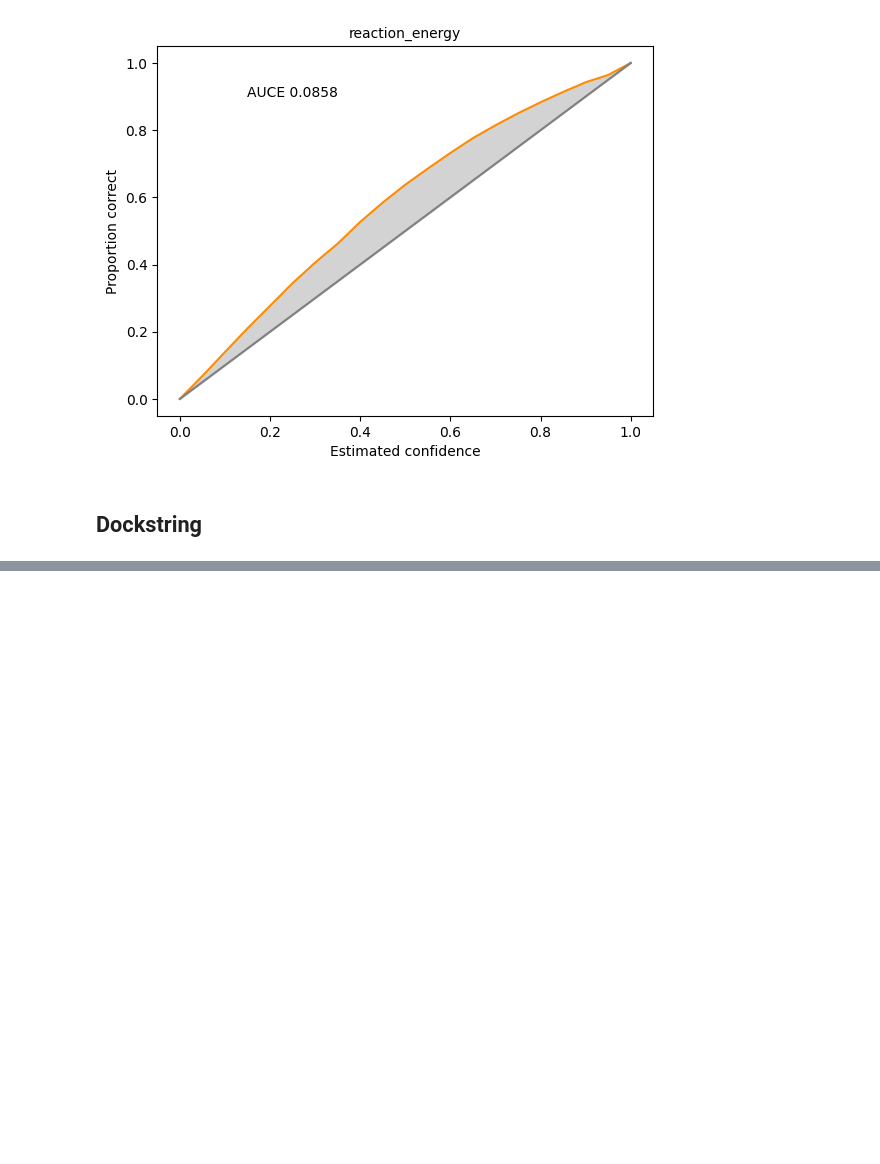
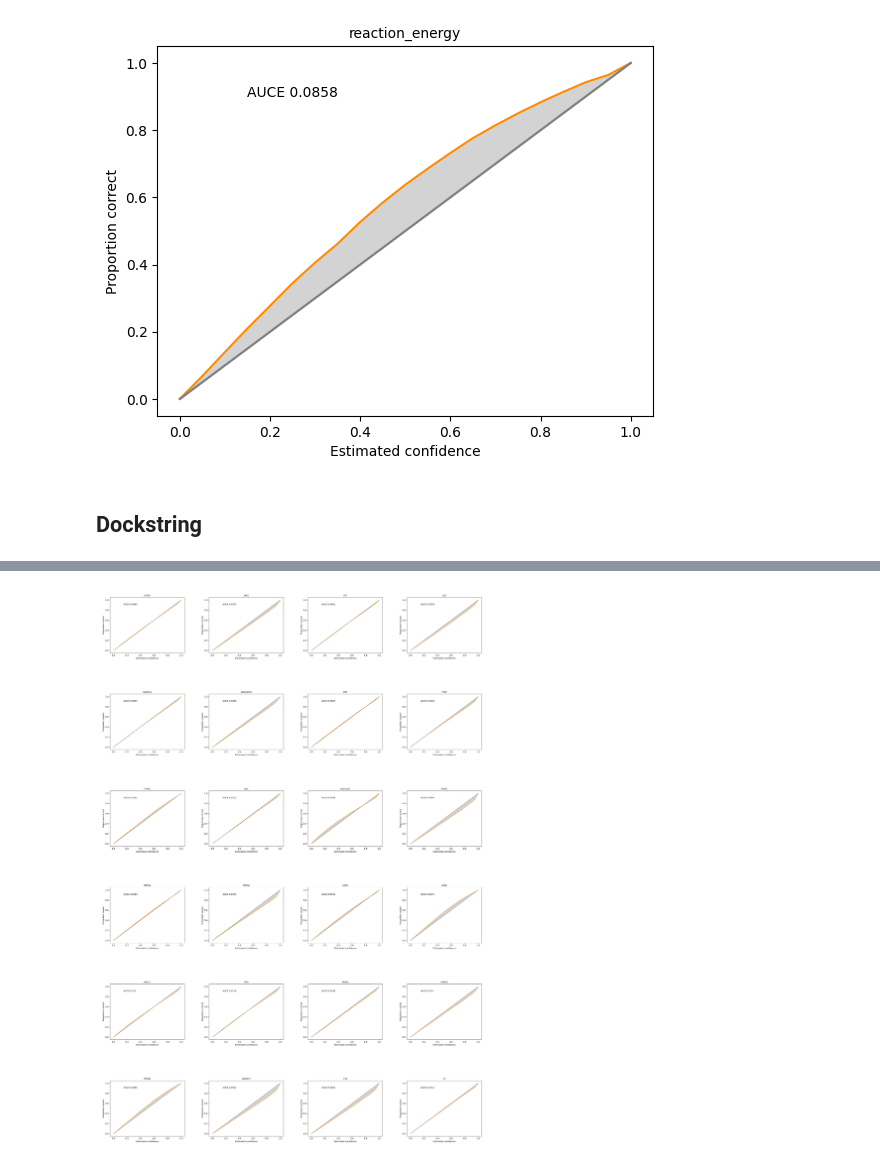
Before and after one commit to Lung-Yi/uncmoo, a Jupyter notebook: auce_plot.ipynb, the cells around one changed output, grey strips where cells are left out. Saved outputs shown, nothing was run; the diff lists cells and outputs as text; code cells hidden in the pictures; blank space fills up the shorter version.

```diff
--- a/auce_plot.ipynb
+++ b/auce_plot.ipynb
@@ -293,0 +335,38 @@ F2 0.011175283490294065
+# %%
+import io
+import cairosvg
+# high quality datasets
+target_cutoffs = {'IGF1R': -12.2, 'JAK2': -13.7, 'KIT': -12.9, 'LCK': -13.6,
+                  'MAPK14': -12.8, 'MAPKAPK2': -13.1, 'MET': -13.4, 'PTK2': -13.3,
+                  'PTPN1': -12.5, 'SRC': -13.8, 'HSD11B1': -13.2, 'PARP1': -15.3,
+                  'PDE5A': -15.2, 'PTGS2': -13.9, 'ESR1': -12.9, 'ESR2': -12.3,
+                  'NR3C1': -13.3, 'PGR': -13.0, 'PPARA': -14.0, 'PPARD': -14.7,
+                  'PPARG': -13.4, 'ADAM17': -13.3, 'F10': -12.9, 'F2': -12.2}
+target_columns = list(target_cutoffs.keys())
+dataset = "dockstring"
+image_files = [f"figures/auce_plots/{dataset}/evidential_5perc/{str(i+1).zfill(2)}_{target}.svg" for i, target in enumerate(target_columns)]
+
+labels = ['a', 'b', 'c', 'd', 'e', 'f', 'g', 'h', 'i', 'j', 'k', 'l','m','n','o','p','q','r','s','t','u','v','w','x',]
+
+fig, axs = plt.subplots(6, 4, figsize=(20, 30), dpi=200)
+
+for i, ax in enumerate(axs.flat):
+    image_path = image_files[i]
+    if os.path.exists(image_path):
+        with open(image_path, 'rb') as svg_file:
+            svg_data = svg_file.read()
+            png_data = cairosvg.svg2png(bytestring=svg_data)
+            img = Image.open(io.BytesIO(png_data))
+
+    else:
+        continue
+
+    ax.imshow(img)
+    ax.axis('off')
+    # ax.text(0, 0, labels[i], color='black', fontsize=24, va='top', ha='left', weight="bold")
+
+plt.tight_layout()
+plt.savefig('figures/auce_plots/dockstring/evidential_5perc/combined_images.svg', format="svg")
+plt.show()
+# %% [output]
+[figure, added]
```
Also changed, not shown: parts of 2 cells of this notebook, 11 other files.
